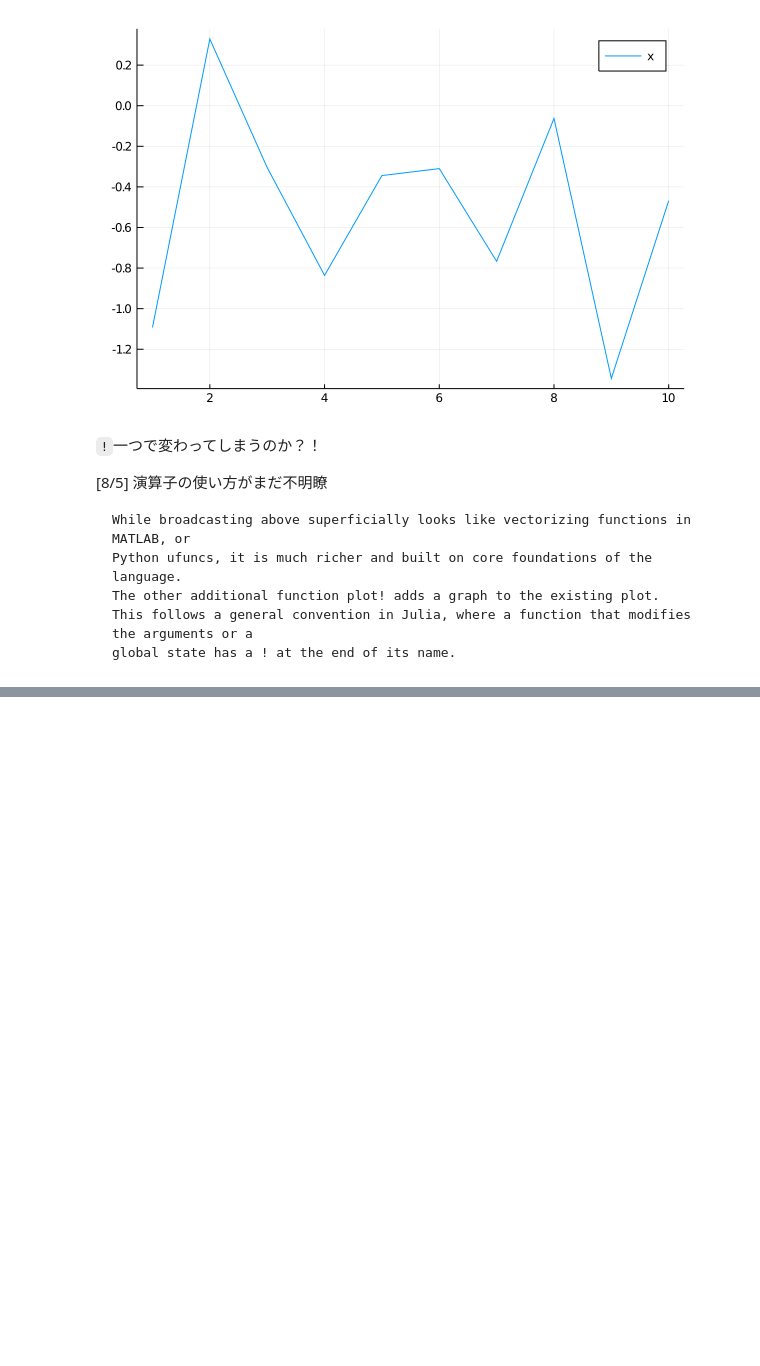
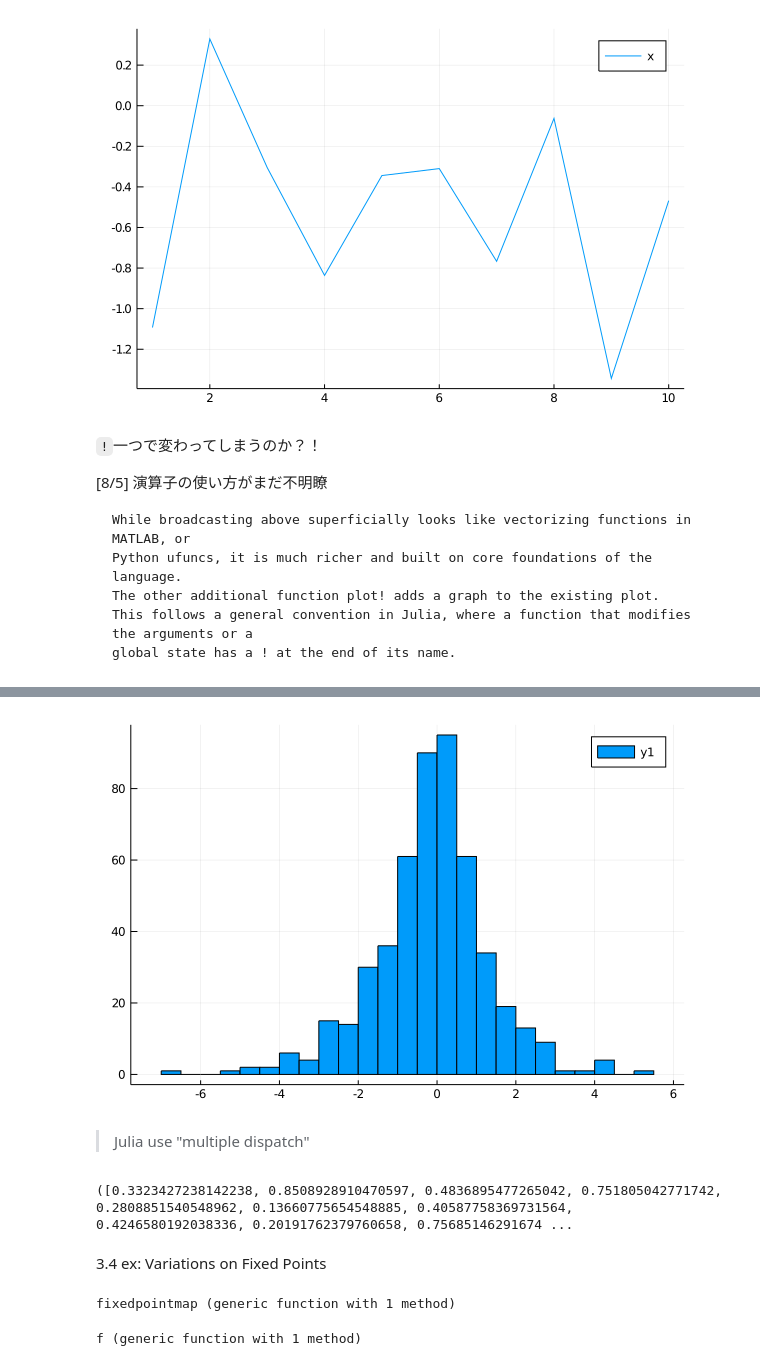
Before and after one commit to Jumpo-523/Julia-learning, a Jupyter notebook: Quant_Econ_Julia.ipynb, the cells around one changed output, grey strips where cells are left out. Saved outputs shown, nothing was run; the diff lists cells and outputs as text; code cells hidden in the pictures; blank space fills up the shorter version.

```diff
--- a/Quant_Econ_Julia.ipynb
+++ b/Quant_Econ_Julia.ipynb
@@ -306,0 +319,47 @@ plot(x, label="x")
+# %%
+using Distributions
+function plothistogram(distribution, n)
+ϵ = rand(distribution, n) # n draws from distribution
+histogram(ϵ)
+end
+lp = Laplace()
+plothistogram(lp, 500)
+# %% [output]
+[figure, added]
+# %% [markdown]
+> Julia use "multiple dispatch"
+# %%
+n = 10
+rand(10), rand(Laplace(), n)
+# %% [output]
+([0.3323427238142238, 0.8508928910470597, 0.4836895477265042, 0.751805042771742, 0.2808851540548962, 0.13660775654548885, 0.40587758369731564, 0.4246580192038336, 0.20191762379760658, 0.75685146291674 ...
+# %% [markdown]
+3.4 ex: Variations on Fixed Points
+# %%
+# ν = p + βν
+# Wiith β < 1 then ν will be converging.
+
+# Can we broadcast when using the function?
+
+function fixedpointmap(f; iv, tolerance=1E-7, maxiter=1000)
+    # setup the algorithm
+    # iv: initial value.
+    x_old = iv
+    normdiff = Inf
+    iter = 1
+    while normdiff > tolerance && iter <= maxiter
+        x_new = f(x_old) # use the passed in map
+        normdiff = norm(x_new - x_old)
+        x_old = x_new
+        iter = iter + 1
+    end
+    return (value = x_old, normdiff=normdiff, iter=iter) # A named tuple
+end
+# %% [output]
+fixedpointmap (generic function with 1 method)
+# %%
+p =1.0
+β = 0.9
+f(v) = p + β* v
+# %% [output]
+f (generic function with 1 method)
```
Also changed, not shown: parts of 5 cells of this notebook.
